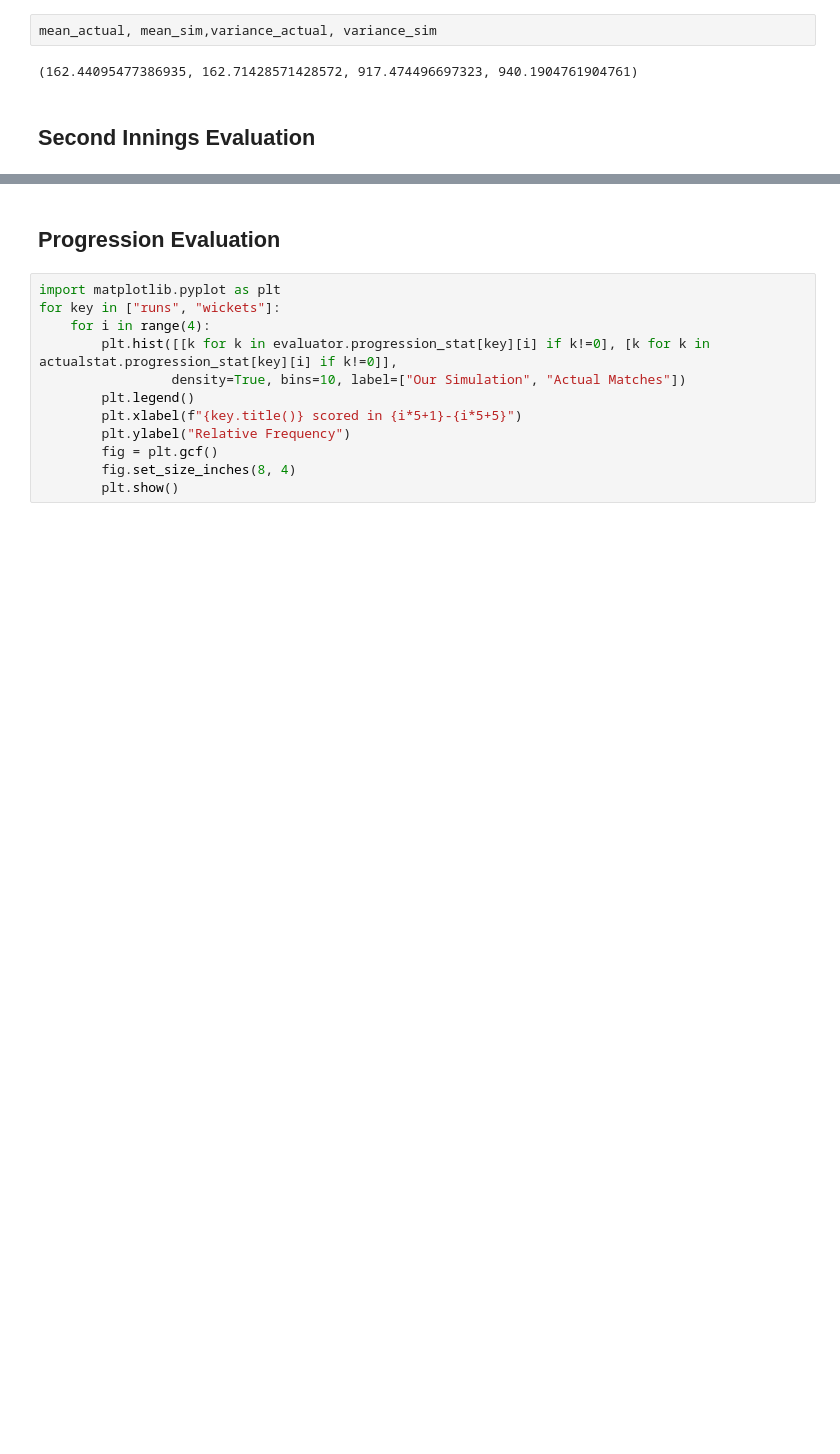
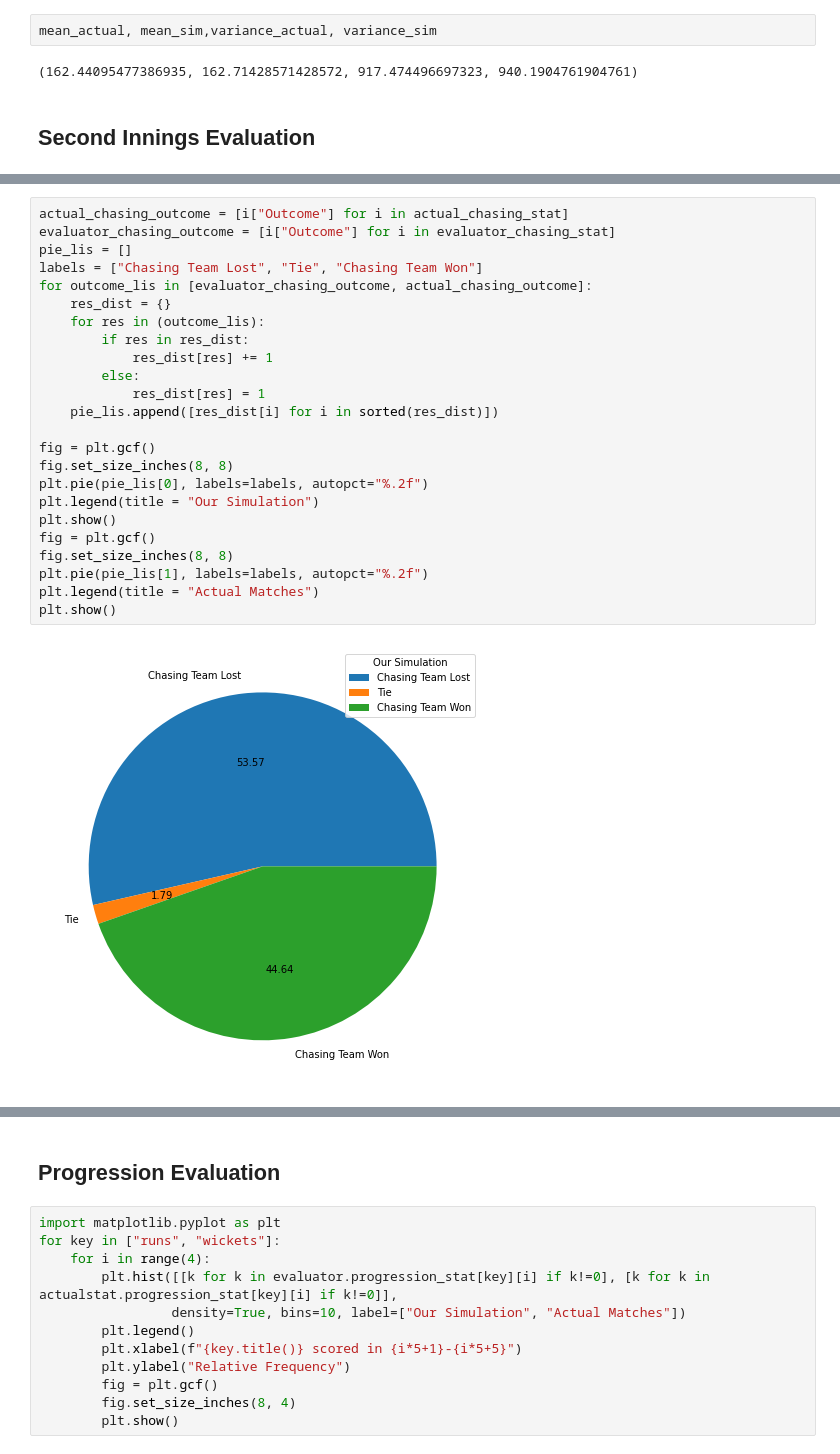
Before and after one commit to AravindM2803/IPL-Simulator, a Jupyter notebook: iplsim-dense/Evaluate.ipynb, the cells around one changed output, grey strips where cells are left out. Drawn from its saved outputs; the diff is of its cells as text; blank space fills up the shorter version.

Commit message:
evaluation ipynb: added chasing evaluation metrics

```diff
--- a/iplsim-dense/Evaluate.ipynb
+++ b/iplsim-dense/Evaluate.ipynb
@@ -117,0 +140,26 @@ mean_actual, mean_sim,variance_actual, variance_sim
+# %%
+actual_chasing_outcome = [i["Outcome"] for i in actual_chasing_stat]
+evaluator_chasing_outcome = [i["Outcome"] for i in evaluator_chasing_stat]
+pie_lis = []
+labels = ["Chasing Team Lost", "Tie", "Chasing Team Won"]
+for outcome_lis in [evaluator_chasing_outcome, actual_chasing_outcome]:
+    res_dist = {}
+    for res in (outcome_lis):
+        if res in res_dist:
+            res_dist[res] += 1
+        else:
+            res_dist[res] = 1
+    pie_lis.append([res_dist[i] for i in sorted(res_dist)])
+
+fig = plt.gcf()
+fig.set_size_inches(8, 8)
+plt.pie(pie_lis[0], labels=labels, autopct="%.2f")
+plt.legend(title = "Our Simulation")
+plt.show()
+fig = plt.gcf()
+fig.set_size_inches(8, 8)
+plt.pie(pie_lis[1], labels=labels, autopct="%.2f")
+plt.legend(title = "Actual Matches")
+plt.show()
+# %% [output]
+[figure, added]
```
Also changed, not shown: parts of 3 cells of this notebook.
